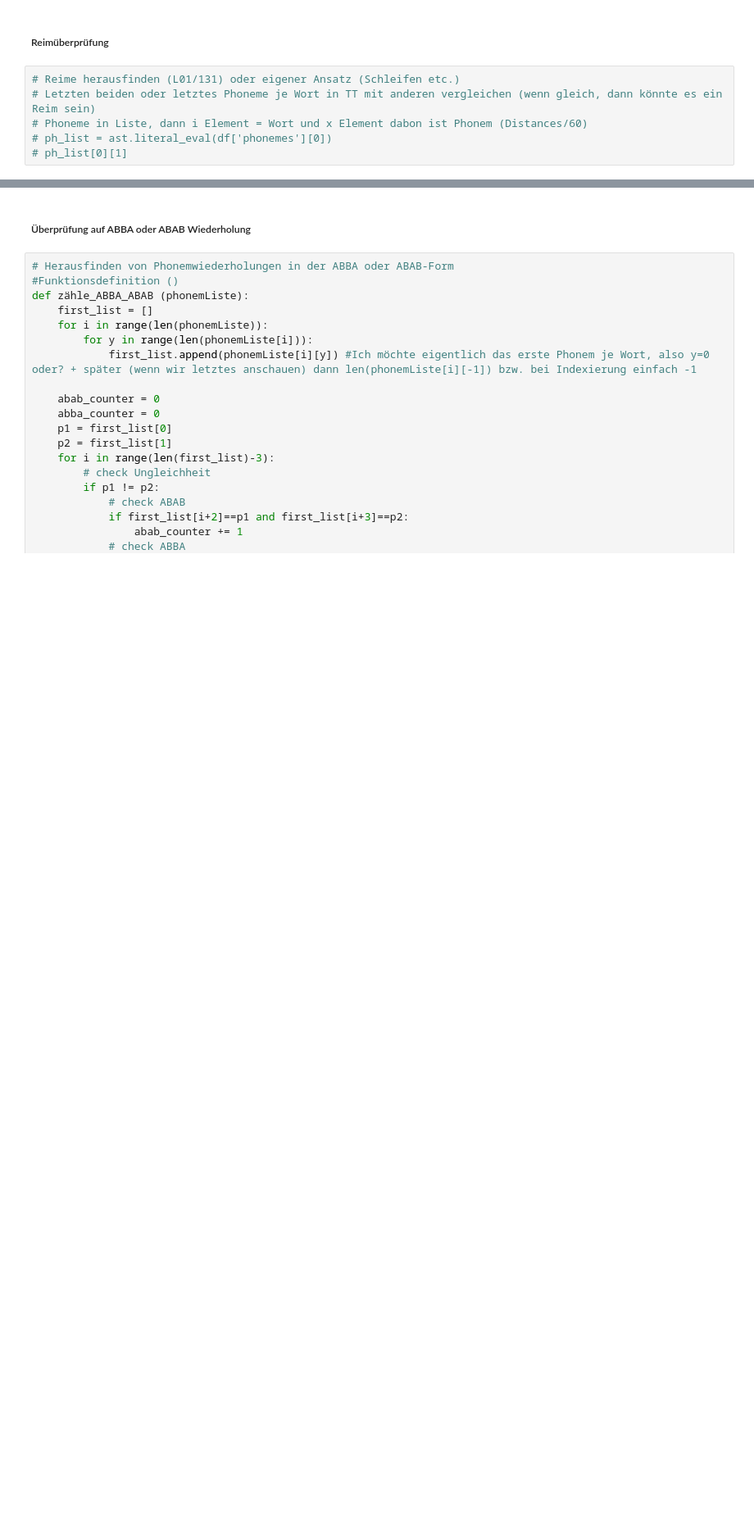
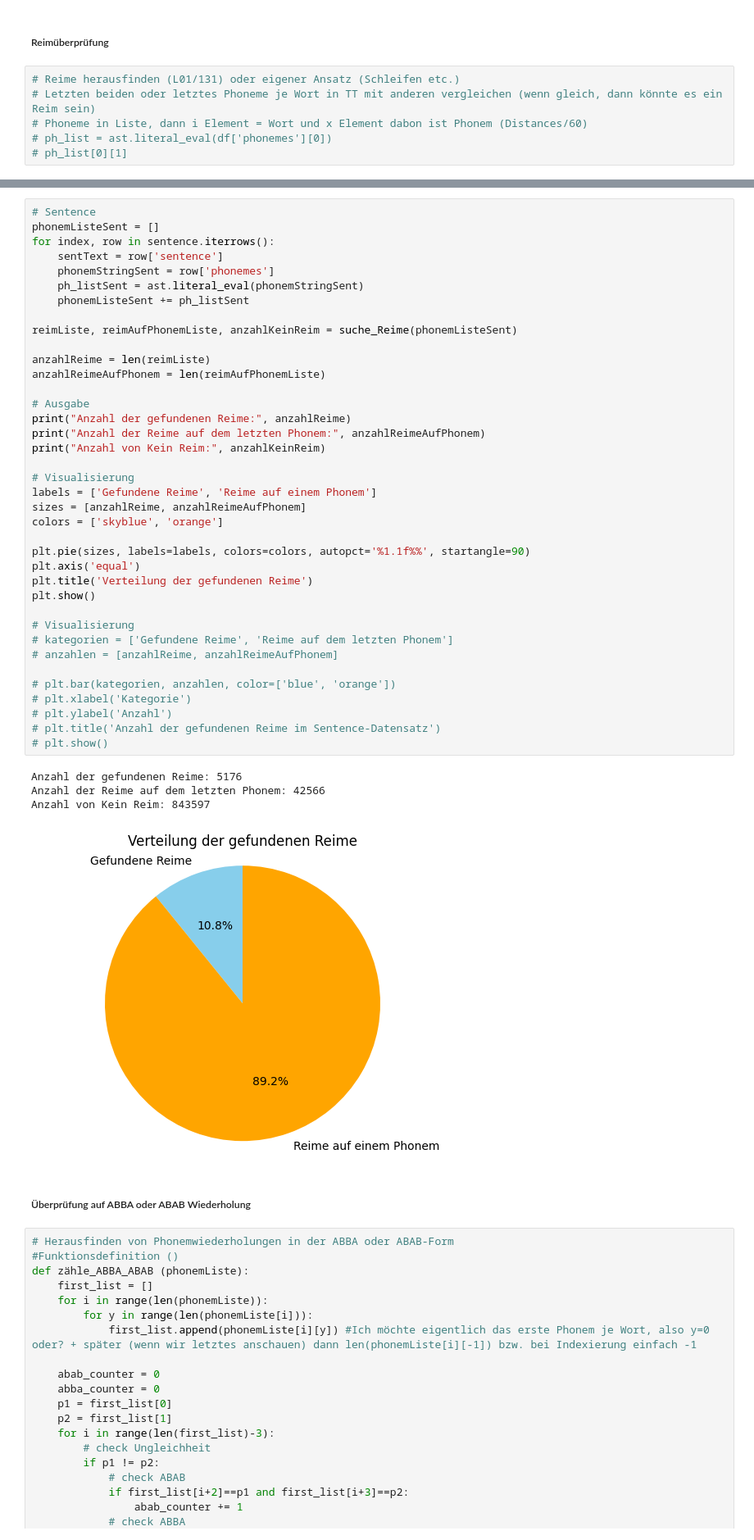
Before and after one commit to albertokoeselmunoz/tongue_twisters, a Jupyter notebook: data_understanding.ipynb, the cells around one changed output, grey strips where cells are left out. Shown at 82% size. Saved outputs shown, nothing was run; the diff lists cells and outputs as text; blank space fills up the shorter version.

```diff
--- a/data_understanding.ipynb
+++ b/data_understanding.ipynb
@@ -595,3 +665,46 @@ plt.show()
+# %%
+# Sentence
+phonemListeSent = []
+for index, row in sentence.iterrows():
+    sentText = row['sentence']
+    phonemStringSent = row['phonemes']
+    ph_listSent = ast.literal_eval(phonemStringSent)
+    phonemListeSent += ph_listSent
+
+reimListe, reimAufPhonemListe, anzahlKeinReim = suche_Reime(phonemListeSent)
+
+anzahlReime = len(reimListe)
+anzahlReimeAufPhonem = len(reimAufPhonemListe)
+
+# Ausgabe
+print("Anzahl der gefundenen Reime:", anzahlReime)
+print("Anzahl der Reime auf dem letzten Phonem:", anzahlReimeAufPhonem)
+print("Anzahl von Kein Reim:", anzahlKeinReim)
+
+# Visualisierung
+labels = ['Gefundene Reime', 'Reime auf einem Phonem']
+sizes = [anzahlReime, anzahlReimeAufPhonem]
+colors = ['skyblue', 'orange']
+
+plt.pie(sizes, labels=labels, colors=colors, autopct='%1.1f%%', startangle=90)
+plt.axis('equal')
+plt.title('Verteilung der gefundenen Reime')
+plt.show()
+
+# Visualisierung
+# kategorien = ['Gefundene Reime', 'Reime auf dem letzten Phonem']
+# anzahlen = [anzahlReime, anzahlReimeAufPhonem]
+
+# plt.bar(kategorien, anzahlen, color=['blue', 'orange'])
+# plt.xlabel('Kategorie')
+# plt.ylabel('Anzahl')
+# plt.title('Anzahl der gefundenen Reime im Sentence-Datensatz')
+# plt.show()
+# %% [output]
+Anzahl der gefundenen Reime: 5176
+Anzahl der Reime auf dem letzten Phonem: 42566
+Anzahl von Kein Reim: 843597
+[figure, added]
 # %% [markdown]
 ##### Überprüfung auf ABBA oder ABAB Wiederholung
 # %%
```
Also changed, not shown: parts of 3 cells of this notebook.
